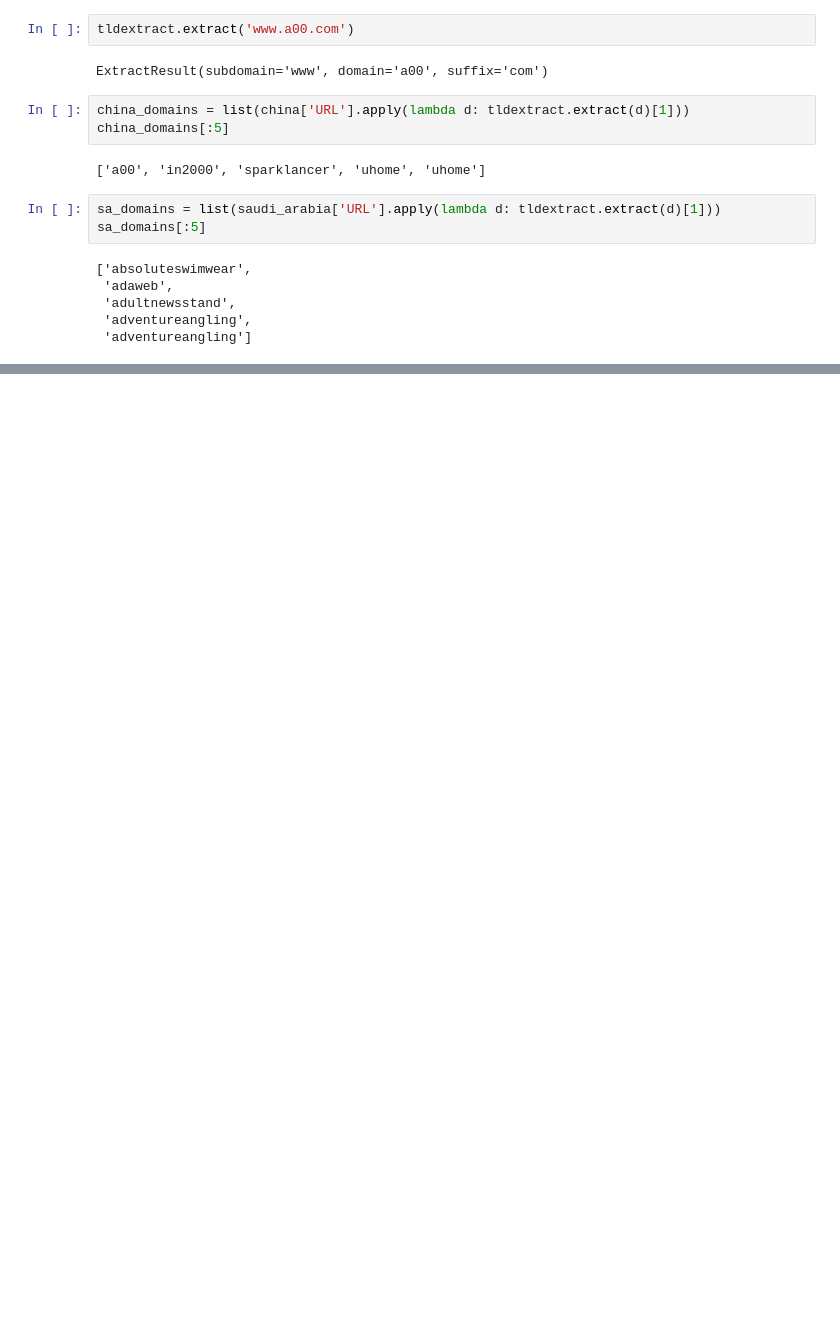
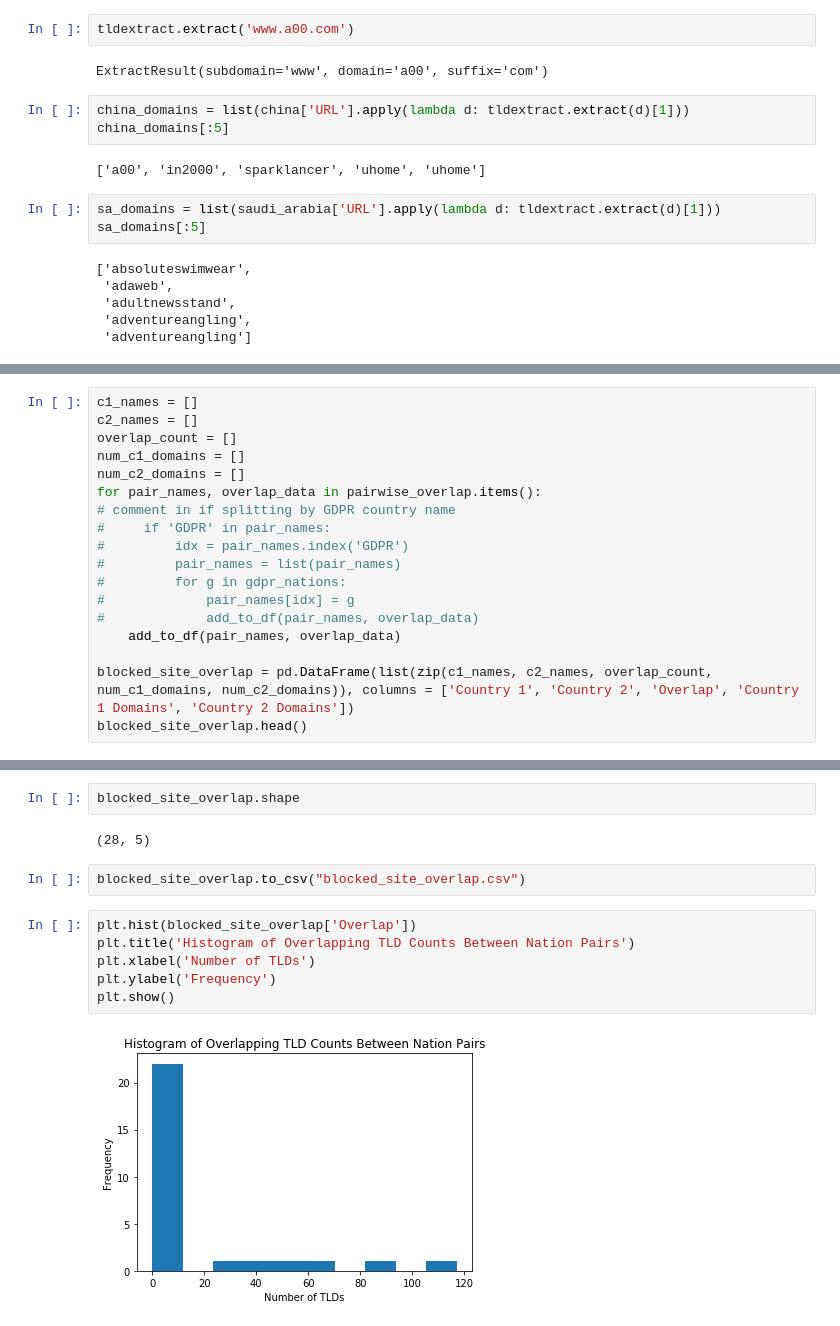
Before and after one commit to lilybhattacharjee5/polisci-vis, a Jupyter notebook: notebooks/preliminary-blocked-site-overlap.ipynb, the cells around one changed output, grey strips where cells are left out. Cells and saved outputs as stored; diff of their text form; blank space fills up the shorter version.

Commit message:
calculated overlapping TLD blocked pairs for accessible country data

```diff
--- a/notebooks/preliminary-blocked-site-overlap.ipynb
+++ b/notebooks/preliminary-blocked-site-overlap.ipynb
@@ -68,0 +219,18 @@ print(block_china_sa[:5], len(block_china_sa))
+# %%
+c1_names = []
+c2_names = []
+overlap_count = []
+num_c1_domains = []
+num_c2_domains = []
+for pair_names, overlap_data in pairwise_overlap.items():
+# comment in if splitting by GDPR country name
+#     if 'GDPR' in pair_names:
+#         idx = pair_names.index('GDPR')
+#         pair_names = list(pair_names)
+#         for g in gdpr_nations:
+#             pair_names[idx] = g
+#             add_to_df(pair_names, overlap_data)
+    add_to_df(pair_names, overlap_data)
+
+blocked_site_overlap = pd.DataFrame(list(zip(c1_names, c2_names, overlap_count, num_c1_domains, num_c2_domains)), columns = ['Country 1', 'Country 2', 'Overlap', 'Country 1 Domains', 'Country 2 Domains'])
+blocked_site_overlap.head()
@@ -68,0 +244,14 @@ print(block_china_sa[:5], len(block_china_sa))
+# %%
+blocked_site_overlap.shape
+# %% [output]
+(28, 5)
+# %%
+blocked_site_overlap.to_csv("blocked_site_overlap.csv")
+# %%
+plt.hist(blocked_site_overlap['Overlap'])
+plt.title('Histogram of Overlapping TLD Counts Between Nation Pairs')
+plt.xlabel('Number of TLDs')
+plt.ylabel('Frequency')
+plt.show()
+# %% [output]
+[figure, added]
```
Also changed, not shown: parts of 17 cells of this notebook, 2 other files.
